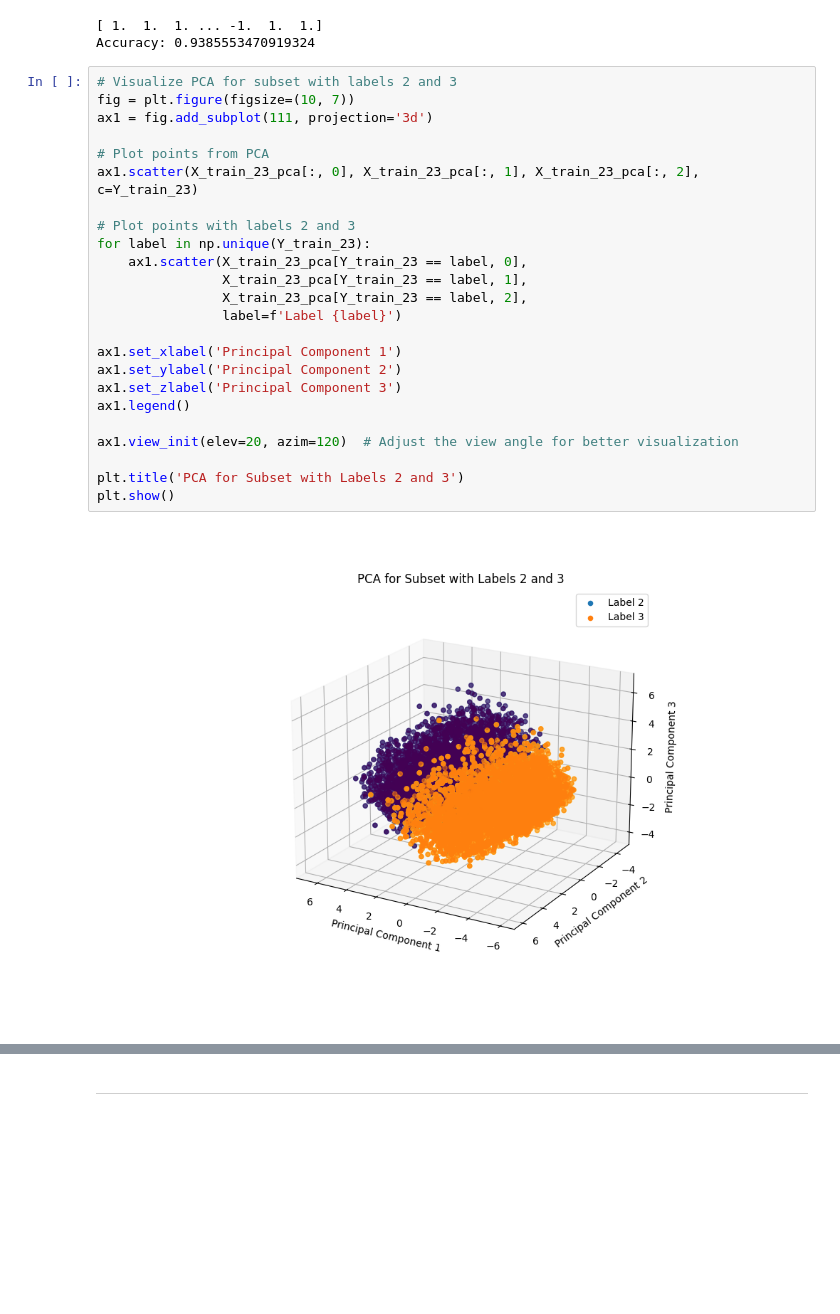
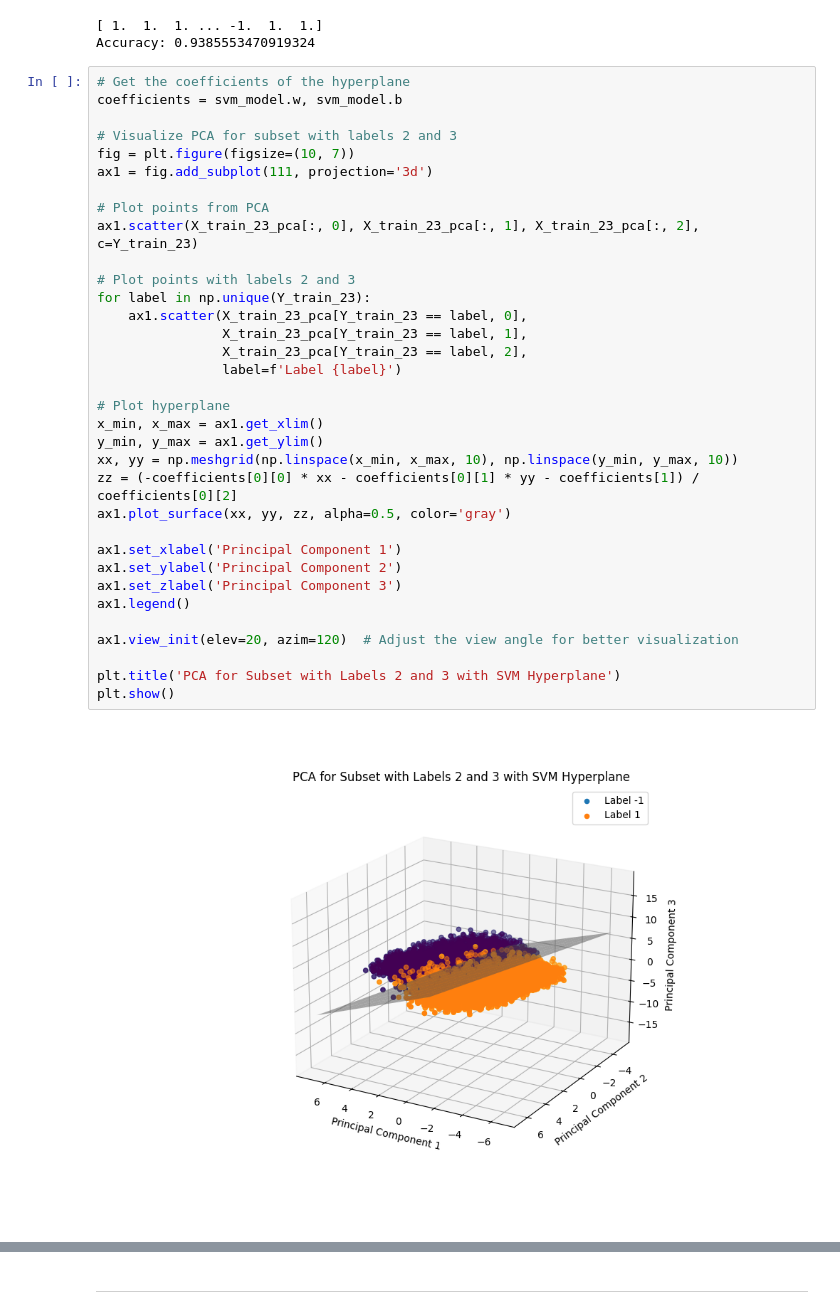
Before and after one commit to naoNao89/digitsSVM, a Jupyter notebook: SVM on Digits Recognization.ipynb, the cells around one changed output, grey strips where cells are left out. Saved outputs shown, nothing was run; the diff lists cells and outputs as text; blank space fills up the shorter version.

Commit message:
[Add] Training 2-3: Hyperplane, and testing block

```diff
--- a/SVM on Digits Recognization.ipynb
+++ b/SVM on Digits Recognization.ipynb
@@ -360,28 +360,38 @@ print("Accuracy:", accuracy)
 [ 1.  1.  1. ... -1.  1.  1.]
 Accuracy: 0.9385553470919324
 # %%
+# Get the coefficients of the hyperplane
+coefficients = svm_model.w, svm_model.b
+
 # Visualize PCA for subset with labels 2 and 3
 fig = plt.figure(figsize=(10, 7))
 ax1 = fig.add_subplot(111, projection='3d')
 
 # Plot points from PCA
 ax1.scatter(X_train_23_pca[:, 0], X_train_23_pca[:, 1], X_train_23_pca[:, 2], c=Y_train_23)
 
 # Plot points with labels 2 and 3
 for label in np.unique(Y_train_23):
     ax1.scatter(X_train_23_pca[Y_train_23 == label, 0],
                 X_train_23_pca[Y_train_23 == label, 1],
                 X_train_23_pca[Y_train_23 == label, 2],
                 label=f'Label {label}')
 
+# Plot hyperplane
+x_min, x_max = ax1.get_xlim()
+y_min, y_max = ax1.get_ylim()
+xx, yy = np.meshgrid(np.linspace(x_min, x_max, 10), np.linspace(y_min, y_max, 10))
+zz = (-coefficients[0][0] * xx - coefficients[0][1] * yy - coefficients[1]) / coefficients[0][2]
+ax1.plot_surface(xx, yy, zz, alpha=0.5, color='gray')
+
 ax1.set_xlabel('Principal Component 1')
 ax1.set_ylabel('Principal Component 2')
 ax1.set_zlabel('Principal Component 3')
 ax1.legend()
 
 ax1.view_init(elev=20, azim=120)  # Adjust the view angle for better visualization
 
-plt.title('PCA for Subset with Labels 2 and 3')
+plt.title('PCA for Subset with Labels 2 and 3 with SVM Hyperplane')
 plt.show()
 # %% [output]
-[figure, old version]
+[figure, new version]
```
Also changed, not shown: parts of 1 cell of this notebook.
